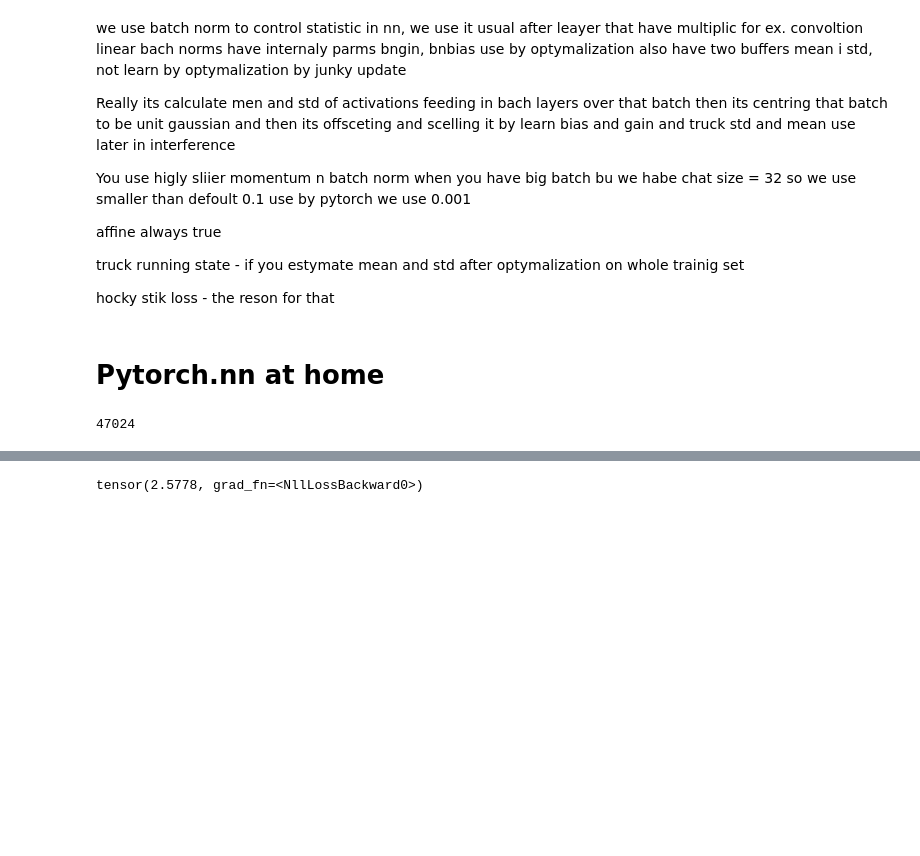
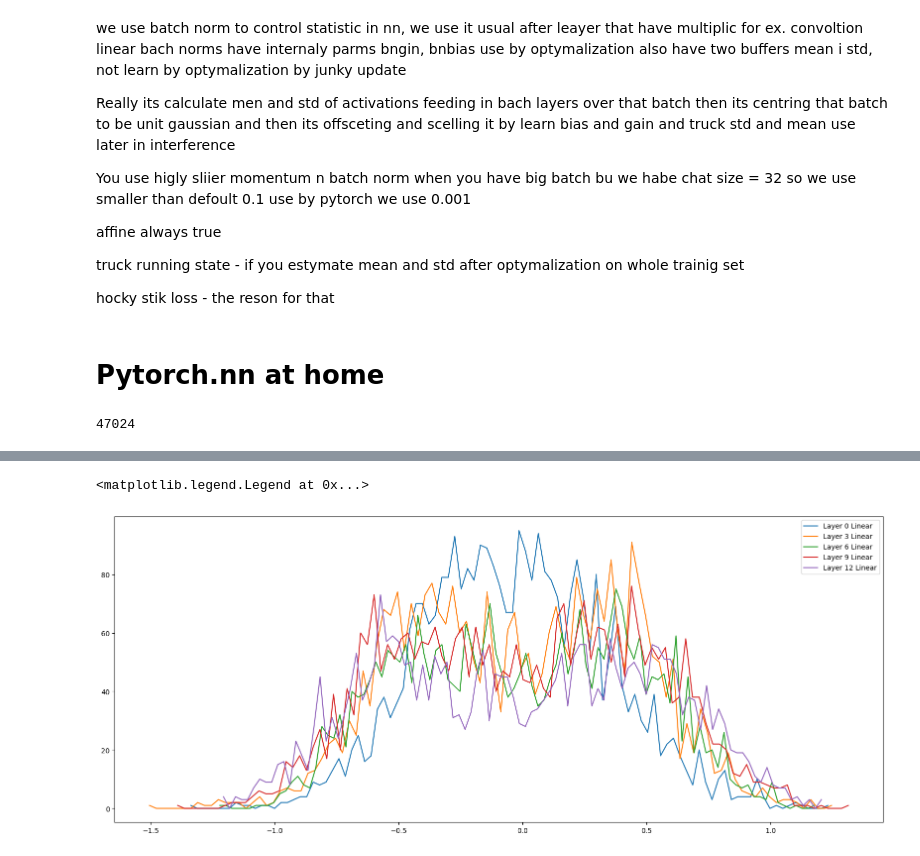
Before and after one commit to IgorCzudy/batch_normalization, a Jupyter notebook: batch_norm.ipynb, the cells around one changed output, grey strips where cells are left out. Cells and saved outputs as stored; diff of their text form; code cells hidden in the pictures; blank space fills up the shorter version.

Commit message:
plots

```diff
--- a/batch_norm.ipynb
+++ b/batch_norm.ipynb
@@ -600,6 +600,7 @@ for p in parameters:
 # %%
 max_steps = 200000
 batch_size = 32
+ud = []
 
 for i in range(max_steps):
     ix = torch.randint(0, Xtr.shape[0], (batch_size,), generator=g)
@@ -624,6 +625,10 @@ for i in range(max_steps):
     for p in parameters:
         p.data += lr * p.grad
 
+    with torch.no_grad():
+        ud.append([((lr*p.grad).std() / p.data.std()).log10().item() for p in parameters])
+
+
     break
     # if i >= 1000:
     #     break # AFTER_DEBUG: would take out obviously to run full optimization
@@ -632,4 +637,13 @@ loss=tensor(3.2912, grad_fn=<NllLossBackward0>)
-# %%
-loss
-# %% [output]
-tensor(2.5778, grad_fn=<NllLossBackward0>)
+# %%
+plt.figure(figsize=(20,8))
+labels = []
+for i, layer in enumerate(layers[:-2]):
+    if isinstance(layer, Linear):
+        hy, hx = torch.histogram(layer.out)
+        plt.plot(hx[:-1].detach(), hy.detach())
+        labels.append(f'Layer {i} {layer.__class__.__name__}')
+
+plt.legend(labels)
+# %% [output]
+<matplotlib.legend.Legend at 0x...>
+[figure, added]
```
Also changed, not shown: parts of 11 cells of this notebook.
